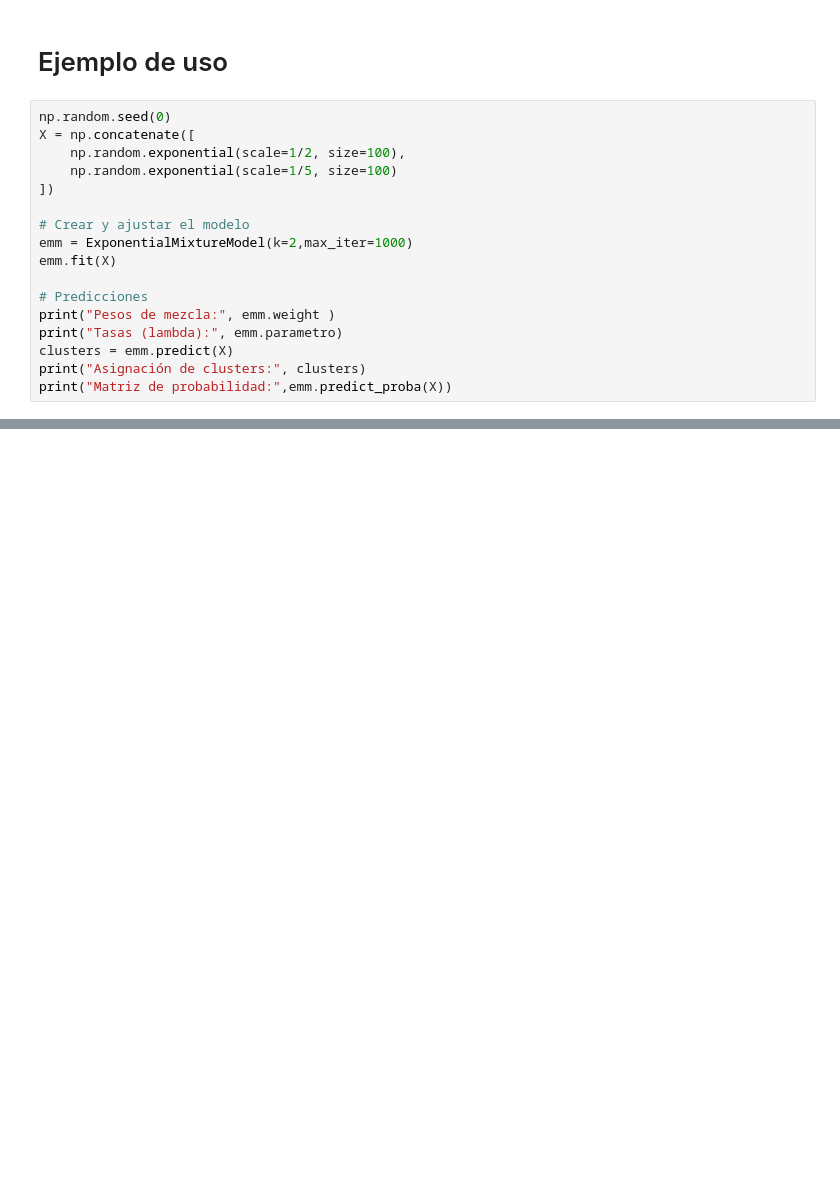
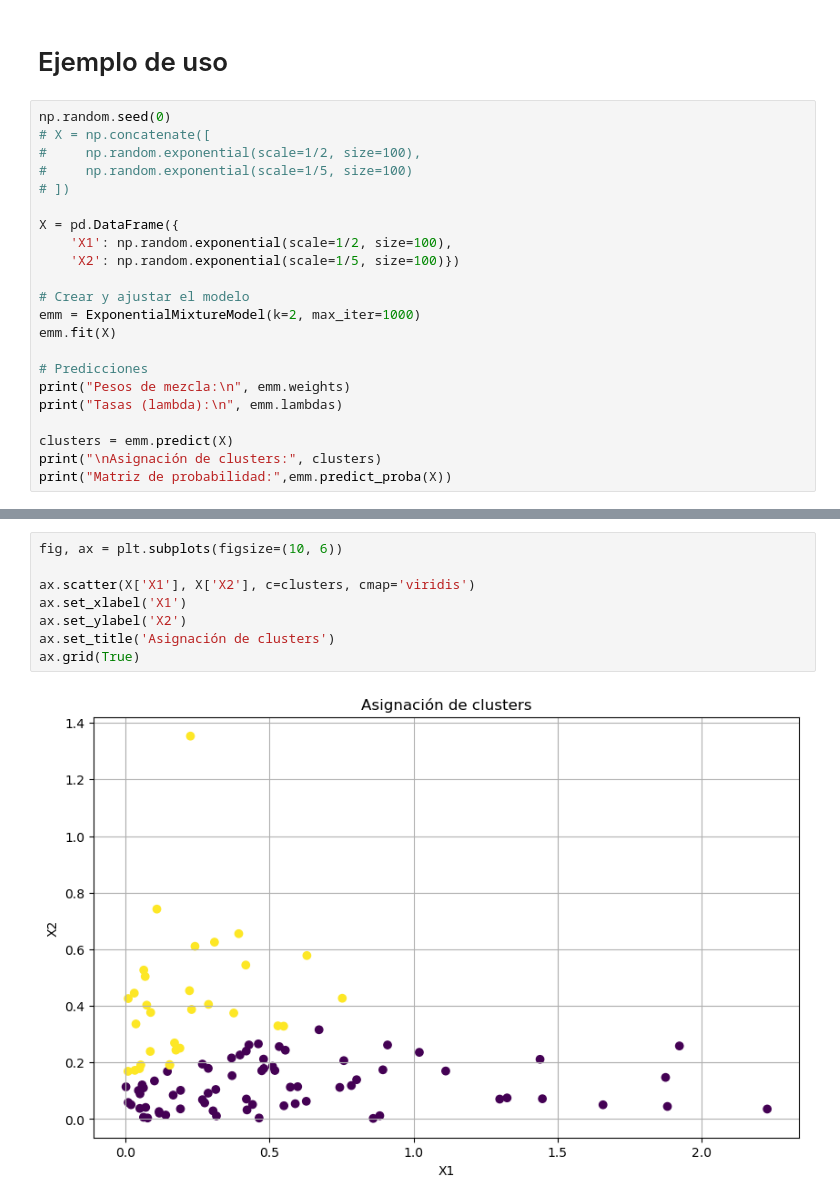
Before and after one commit to mwolinsky/Exponential_Mixture_Model, a Jupyter notebook: ExponentialMixtureModel.ipynb, the cells around one changed output, grey strips where cells are left out. Saved outputs shown, nothing was run; the diff lists cells and outputs as text; blank space fills up the shorter version.

```diff
--- a/ExponentialMixtureModel.ipynb
+++ b/ExponentialMixtureModel.ipynb
@@ -99,19 +126,24 @@ class ExponentialMixtureModel():
 # Ejemplo de uso
 # %%
 np.random.seed(0)
-X = np.concatenate([
-    np.random.exponential(scale=1/2, size=100),
-    np.random.exponential(scale=1/5, size=100)
-])
+# X = np.concatenate([
+#     np.random.exponential(scale=1/2, size=100),
+#     np.random.exponential(scale=1/5, size=100)
+# ])
+
+X = pd.DataFrame({
+    'X1': np.random.exponential(scale=1/2, size=100),
+    'X2': np.random.exponential(scale=1/5, size=100)})
 
 # Crear y ajustar el modelo
-emm = ExponentialMixtureModel(k=2,max_iter=1000)
+emm = ExponentialMixtureModel(k=2, max_iter=1000)
 emm.fit(X)
 
 # Predicciones
-print("Pesos de mezcla:", emm.weight )
-print("Tasas (lambda):", emm.parametro)
+print("Pesos de mezcla:\n", emm.weights)
+print("Tasas (lambda):\n", emm.lambdas)
+
 clusters = emm.predict(X)
-print("Asignación de clusters:", clusters)
+print("\nAsignación de clusters:", clusters)
 print("Matriz de probabilidad:",emm.predict_proba(X))
 # %% [output]
@@ -134,0 +167,10 @@ Matriz de probabilidad: [[6.60128203e-01 3.39871797e-01]
+# %%
+fig, ax = plt.subplots(figsize=(10, 6))
+
+ax.scatter(X['X1'], X['X2'], c=clusters, cmap='viridis')
+ax.set_xlabel('X1')
+ax.set_ylabel('X2')
+ax.set_title('Asignación de clusters')
+ax.grid(True)
+# %% [output]
+[figure, added]
```
Also changed, not shown: parts of 3 cells of this notebook.
